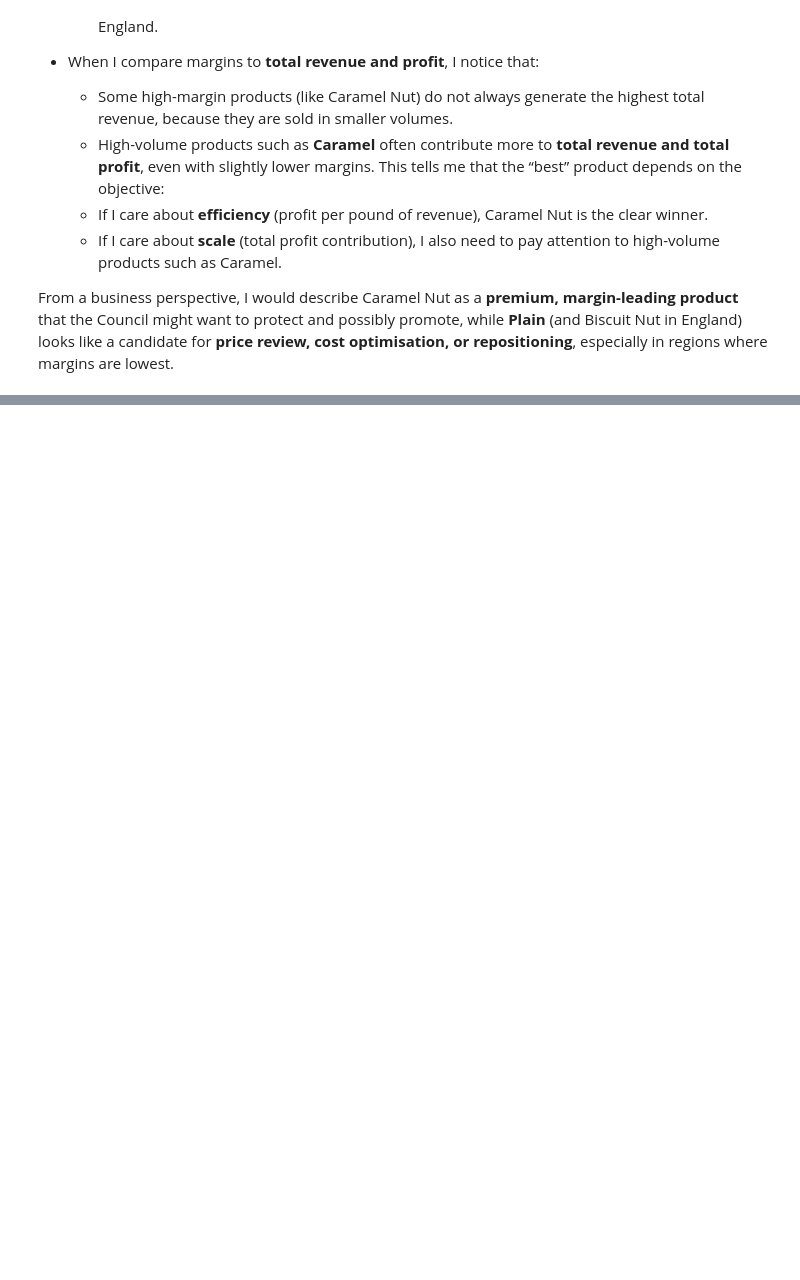
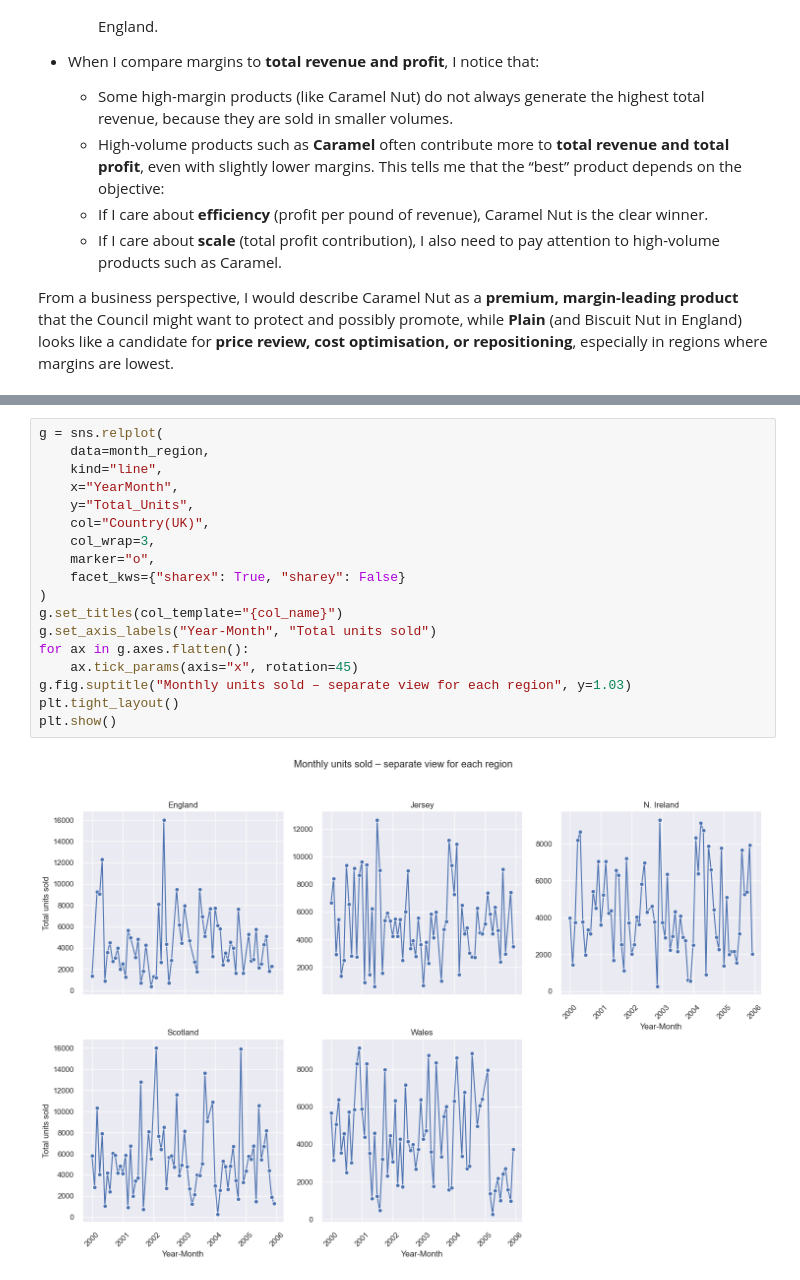
Before and after one commit to OmerTDK/confectionary-data-viz, a Jupyter notebook: main.ipynb, the cells around one changed output, grey strips where cells are left out. Saved outputs shown, nothing was run; the diff lists cells and outputs as text; blank space fills up the shorter version.

```diff
--- a/main.ipynb
+++ b/main.ipynb
@@ -619,0 +794,20 @@ From a business perspective, I would describe Caramel Nut as a **premium, margin
+# %%
+g = sns.relplot(
+    data=month_region,
+    kind="line",
+    x="YearMonth",
+    y="Total_Units",
+    col="Country(UK)",
+    col_wrap=3,
+    marker="o",
+    facet_kws={"sharex": True, "sharey": False}
+)
+g.set_titles(col_template="{col_name}")
+g.set_axis_labels("Year-Month", "Total units sold")
+for ax in g.axes.flatten():
+    ax.tick_params(axis="x", rotation=45)
+g.fig.suptitle("Monthly units sold – separate view for each region", y=1.03)
+plt.tight_layout()
+plt.show()
+# %% [output]
+[figure, added]
```
Also changed, not shown: parts of 10 cells of this notebook.
